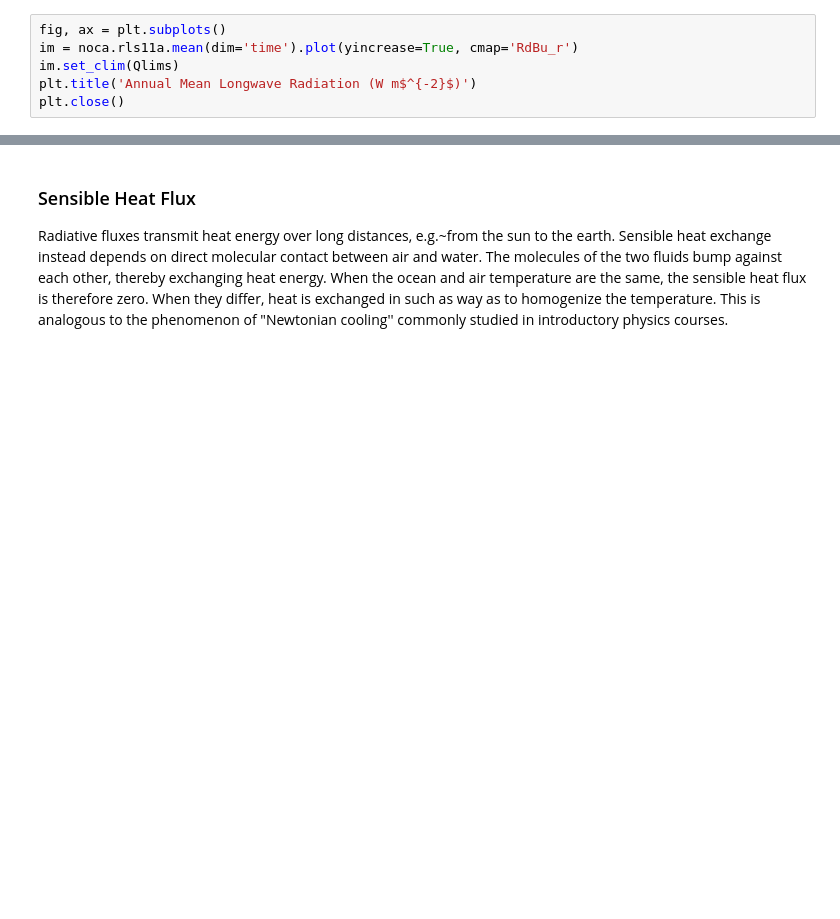
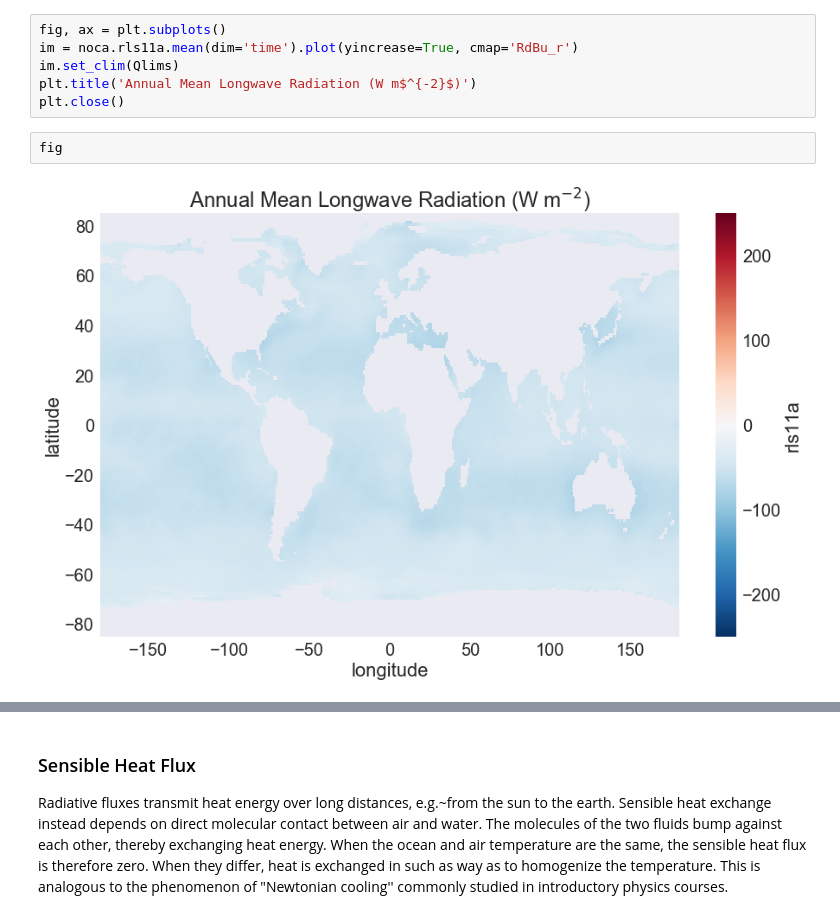
Before and after one commit to rabernat/intro_to_physical_oceanography, a Jupyter notebook: lectures/04_air_sea_exchange.ipynb, the cells around one changed output, grey strips where cells are left out. Cells and saved outputs as stored; diff of their text form; blank space fills up the shorter version.

```diff
--- a/lectures/04_air_sea_exchange.ipynb
+++ b/lectures/04_air_sea_exchange.ipynb
@@ -245,3 +291,7 @@ im = noca.rls11a.mean(dim='time').plot(yincrease=True, cmap='RdBu_r')
 im.set_clim(Qlims)
 plt.title('Annual Mean Longwave Radiation (W m$^{-2}$)')
 plt.close()
+# %%
+fig
+# %% [output]
+[figure, added]
```
Also changed, not shown: parts of 33 cells of this notebook.
